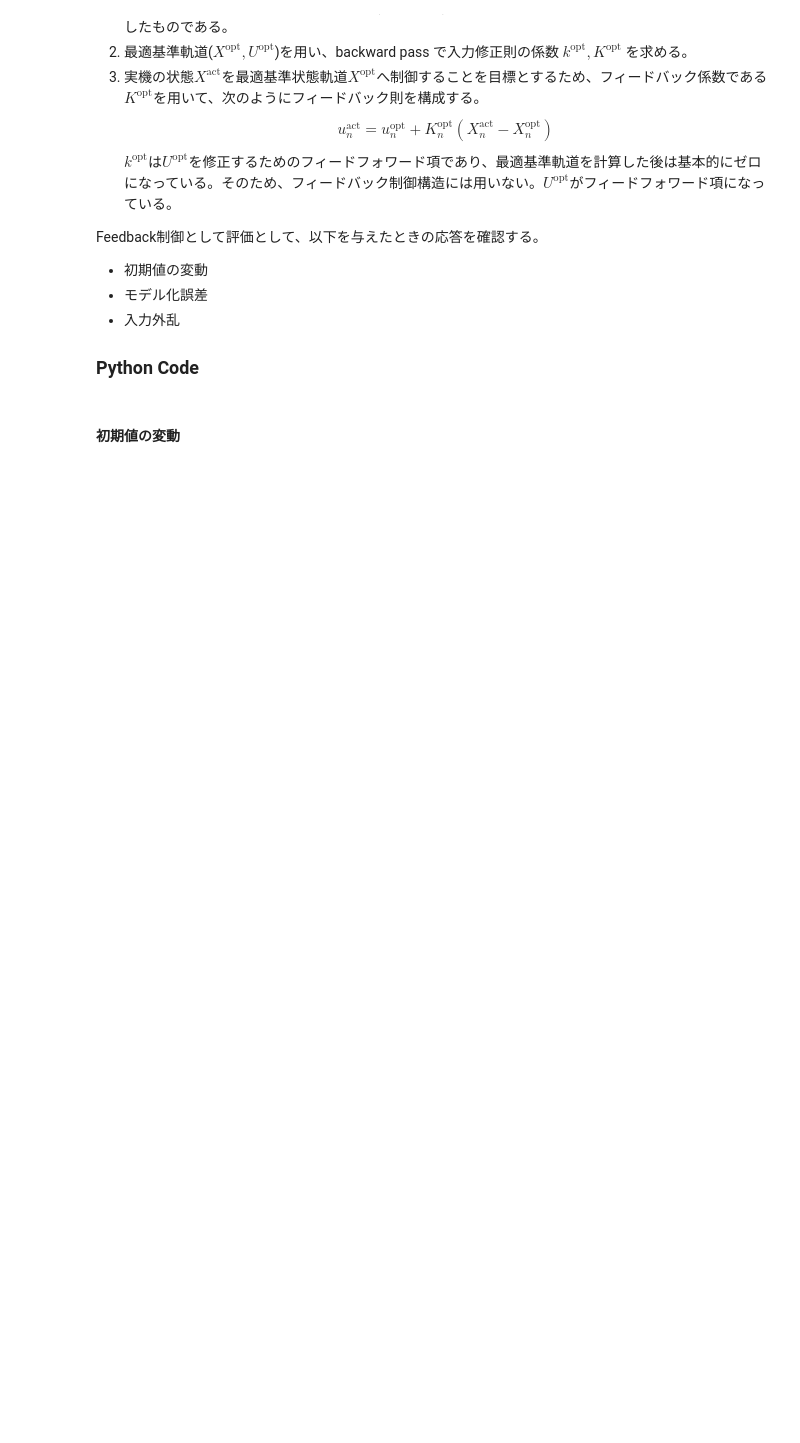
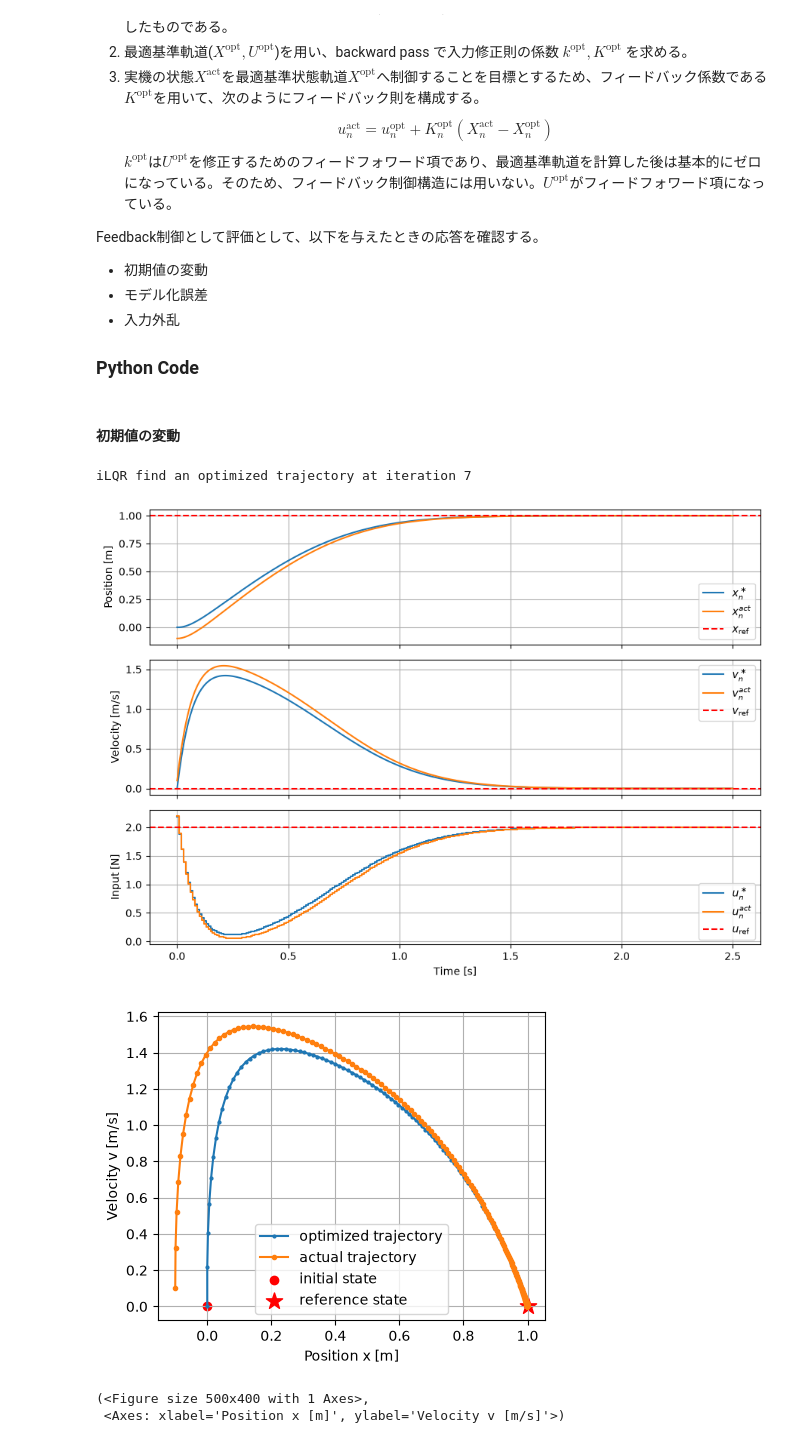
Before and after one commit to hideto008/learning_iLQR, a Jupyter notebook: notes/step7.ipynb, the cells around one changed output. Saved outputs shown, nothing was run; the diff lists cells and outputs as text; code cells hidden in the pictures; blank space fills up the shorter version.

```diff
--- a/notes/step7.ipynb
+++ b/notes/step7.ipynb
@@ -1050,27 +1088,34 @@ def plot_feedback_trajectory(X_opt_array, U_opt_array, X_act_array, U_cmd_array,
 # %%
 
 # iLQRによる事前の最適基準軌道の計算
 N = 250
 U_array = np.zeros((N, 1)) # 初期入力
 
 params_model = Parameters()
 
 x_ref = 1.0 # [m]
 v_ref = 0.0 # [m/s]
-u_ref = params.k * x_ref + params.k3*x_ref**3
+u_ref = params_model.k * x_ref + params_model.k3*x_ref**3
 
 X_model = np.array([0.0, 0.0]) # 初期状態
 
 X_opt_array, U_opt_array, alpha_array, cost_array = calculate_iLQR(
     X_model, U_array, x_ref, v_ref, u_ref, params_model
 )
 
 # 基準軌道を用いた入力修正項の計算
-_, K_opt_array = backward_pass(X_opt_array, U_opt_array, x_ref, v_ref, u_ref)
+_, K_opt_array = backward_pass(X_opt_array, U_opt_array, x_ref, v_ref, u_ref, params_model)
 
 # 実機Simulation
 params_act = Parameters()
-X_act_init = np.array([0.01, 0.01])
+X_act_init = np.array([-0.1, 0.1])
 X_act_array, U_cmd_array, disturbance_array = feedback_simulation(X_opt_array, U_opt_array, K_opt_array,params_act,X_act_init)
 
 plot_feedback_trajectory(X_opt_array, U_opt_array, X_act_array, U_cmd_array, disturbance_array, params_model, x_ref, v_ref, u_ref)
+plot_feedback_phase_plane(X_opt_array, X_act_array, x_ref, v_ref)
+# %% [output]
+iLQR find an optimized trajectory at iteration 7
+[figure, added]
+[figure, added]
+(<Figure size 500x400 with 1 Axes>,
+ <Axes: xlabel='Position x [m]', ylabel='Velocity v [m/s]'>)
```
Also changed, not shown: parts of 8 cells of this notebook.
